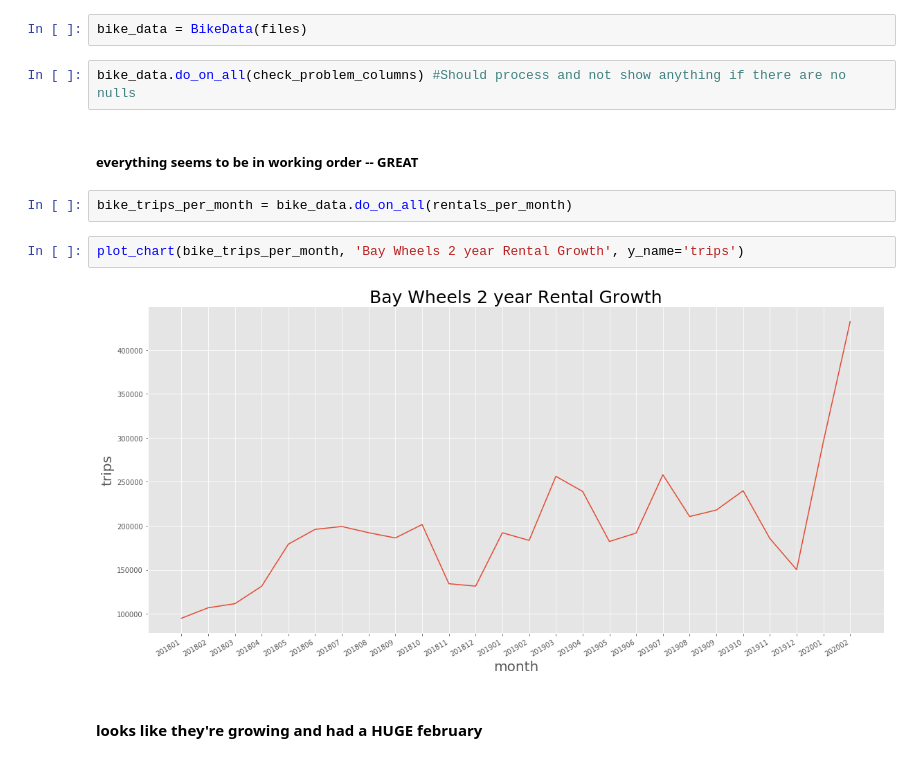
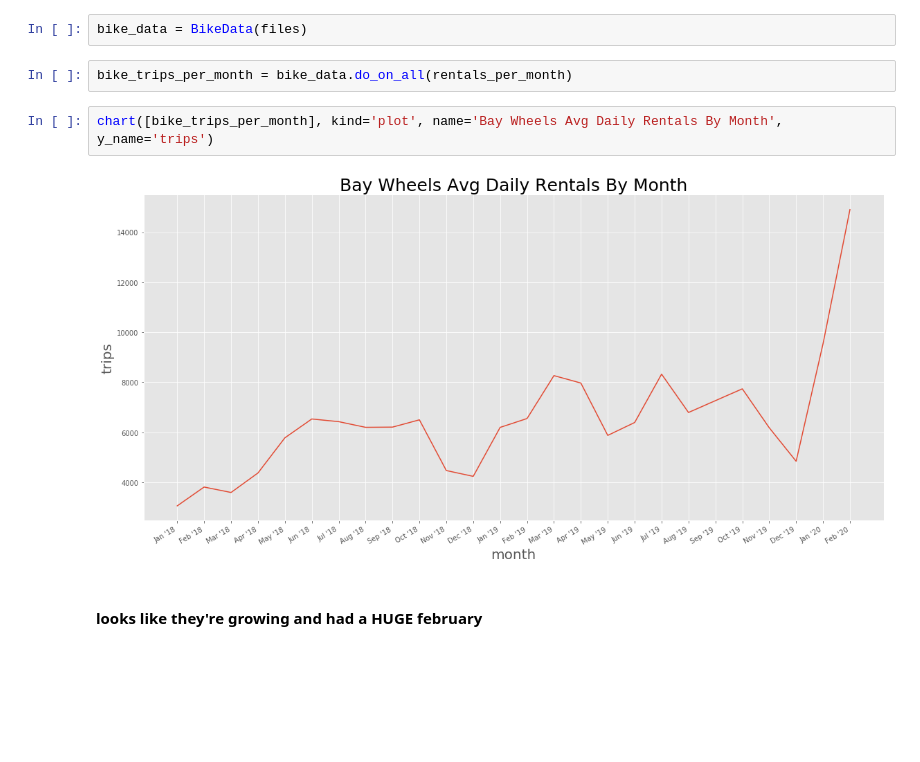
Before and after one commit to isaac-campbell-smith/BayWheels, a Jupyter notebook: Initial Data Exploration.ipynb, the cells around one changed output. Drawn from its saved outputs; the diff is of its cells as text; blank space fills up the shorter version.

```diff
--- a/Initial Data Exploration.ipynb
+++ b/Initial Data Exploration.ipynb
@@ -49,16 +49,12 @@ from src.data_funcs import *
 from src.plot_funcs import *
 # %%
 bike_data = BikeData(files)
-# %%
-bike_data.do_on_all(check_problem_columns) #Should process and not show anything if there are no nulls
-# %% [markdown]
-##### everything seems to be in working order -- GREAT
 # %%
 bike_trips_per_month = bike_data.do_on_all(rentals_per_month)
-# %%
-plot_chart(bike_trips_per_month, 'Bay Wheels 2 year Rental Growth', y_name='trips')
-# %% [output]
-[figure, removed]
+# %%
+chart([bike_trips_per_month], kind='plot', name='Bay Wheels Avg Daily Rentals By Month', y_name='trips')
+# %% [output]
+[figure, added]
 # %% [markdown]
 #### looks like they're growing and had a HUGE february
 # %%
```
Also changed, not shown: parts of 45 cells of this notebook, 5 other files.
